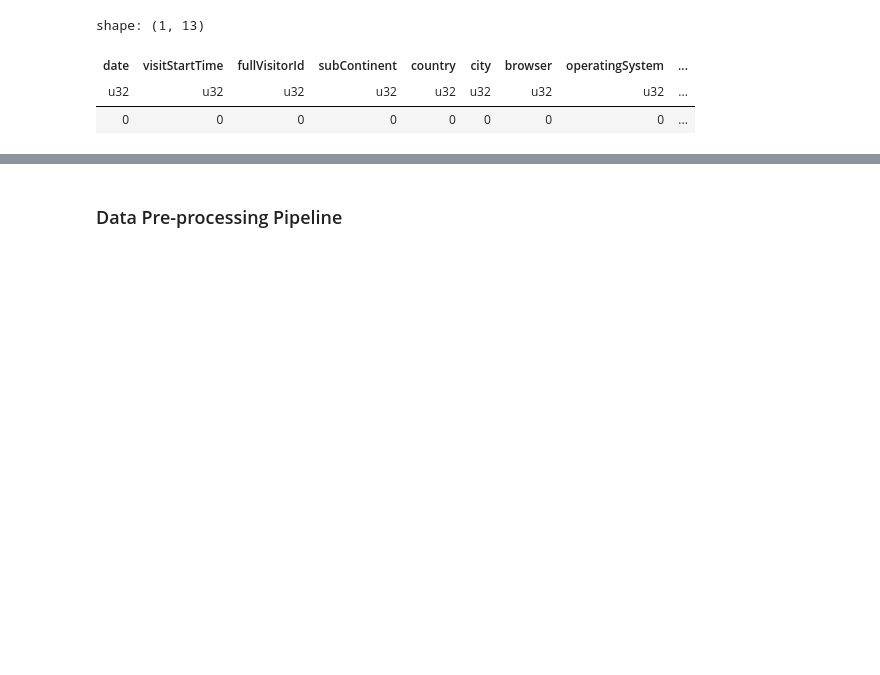
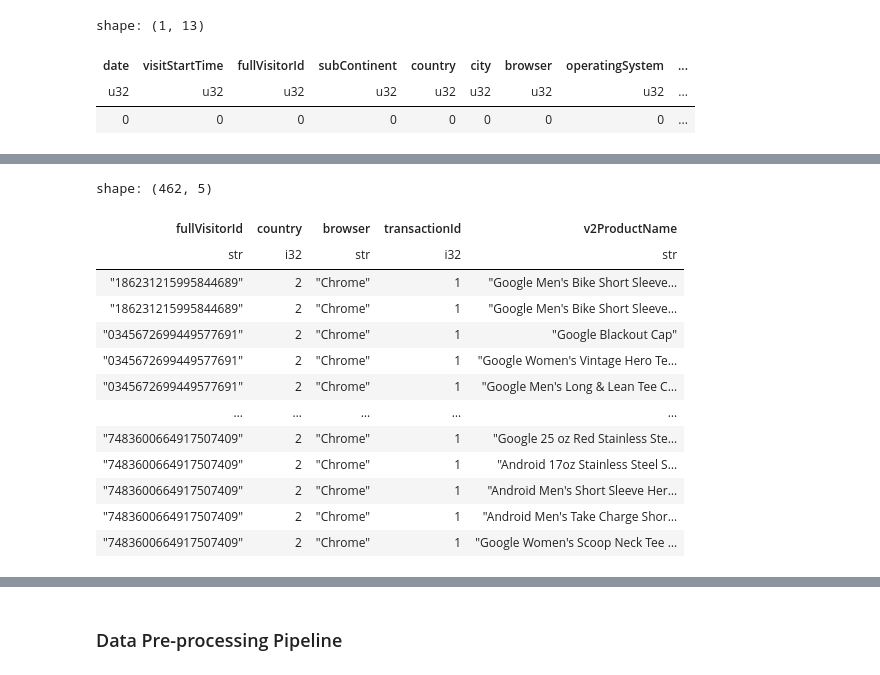
Before and after one commit to Andrew-Bordei/Data-Science, a Jupyter notebook: recommendation_system/notebooks/preprocessing.ipynb, the cells around one changed output, grey strips where cells are left out. Saved outputs shown, nothing was run; the diff lists cells and outputs as text; code cells hidden in the pictures; blank space fills up the shorter version.

```diff
--- a/recommendation_system/notebooks/preprocessing.ipynb
+++ b/recommendation_system/notebooks/preprocessing.ipynb
@@ -472,0 +200,3 @@ new_df.write_csv("../data/cleaned_google_analytics.csv")
+# %%
+encoded_countries = le.transform(test_encoding.select(pl.col('country')))
+encoded_countries
@@ -472,0 +221,18 @@ new_df.write_csv("../data/cleaned_google_analytics.csv")
+# %%
+test_encoding = test_encoding.with_columns(pl.Series('country', encoded_countries))
+test_encoding
+# %% [output]
+shape: (462, 5)
+| fullVisitorId | country | browser | transactionId | v2ProductName |
+| str | i32 | str | i32 | str |
+| "186231215995844689" | 2 | "Chrome" | 1 | "Google Men's Bike Short Sleeve… |
+| "186231215995844689" | 2 | "Chrome" | 1 | "Google Men's Bike Short Sleeve… |
+| "0345672699449577691" | 2 | "Chrome" | 1 | "Google Blackout Cap" |
+| "0345672699449577691" | 2 | "Chrome" | 1 | "Google Women's Vintage Hero Te… |
+| "0345672699449577691" | 2 | "Chrome" | 1 | "Google Men's Long & Lean Tee C… |
+| … | … | … | … | … |
+| "7483600664917507409" | 2 | "Chrome" | 1 | "Google 25 oz Red Stainless Ste… |
+| "7483600664917507409" | 2 | "Chrome" | 1 | "Android 17oz Stainless Steel S… |
+| "7483600664917507409" | 2 | "Chrome" | 1 | "Android Men's Short Sleeve Her… |
+| "7483600664917507409" | 2 | "Chrome" | 1 | "Android Men's Take Charge Shor… |
+| "7483600664917507409" | 2 | "Chrome" | 1 | "Google Women's Scoop Neck Tee … |
```
Also changed, not shown: parts of 50 cells of this notebook, 1 other file.
